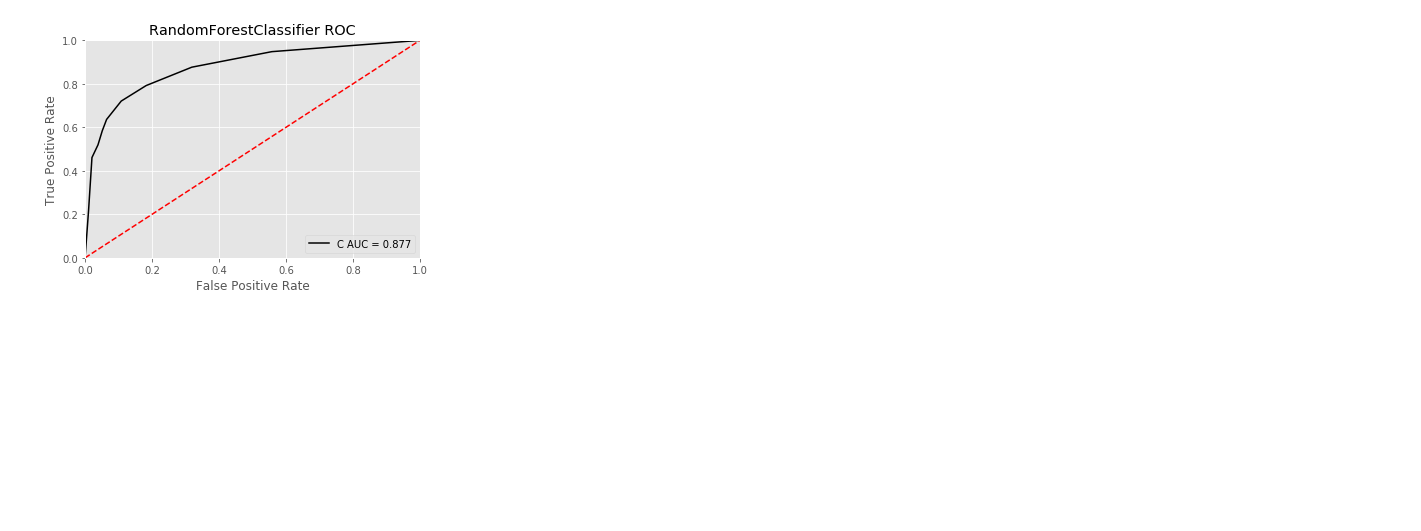
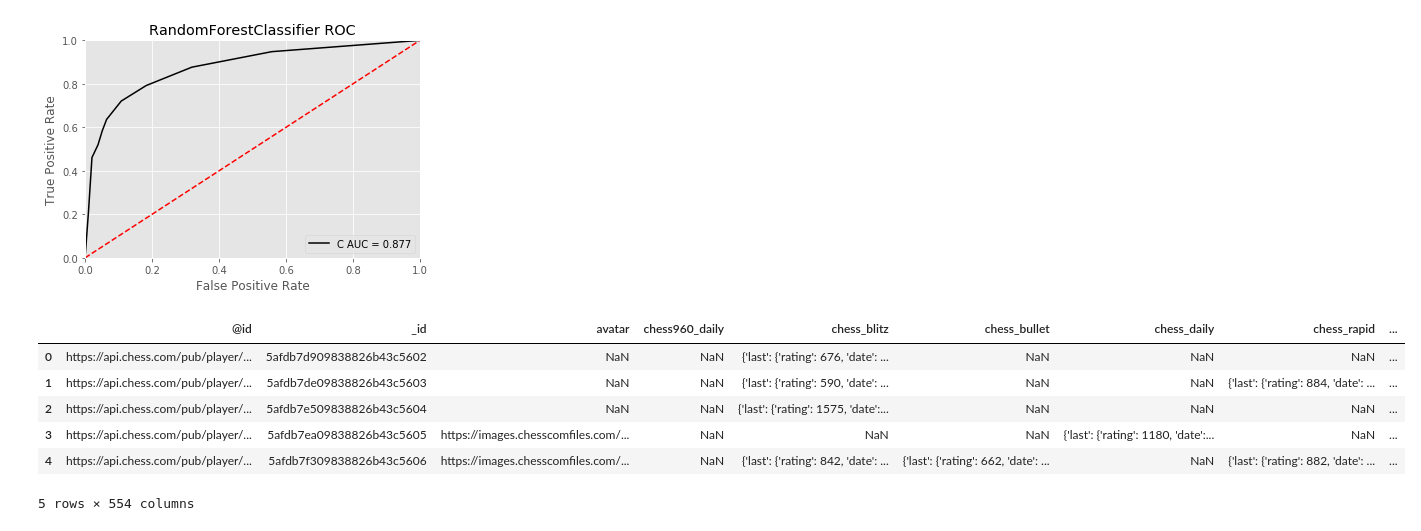
Before and after one commit to Bmcgarry194/ChessStyle, a Jupyter notebook: mongodb.ipynb, the cells around one changed output. Drawn from its saved outputs; the diff is of its cells as text; code cells hidden in the pictures; blank space fills up the shorter version.

```diff
--- a/mongodb.ipynb
+++ b/mongodb.ipynb
@@ -490,3 +490,13 @@ plot_best_features(values, features)
 plot_roc(random_forest_testrun, X_test, y_test)
 # %% [output]
 [figure]
+# %%
+df.head()
+# %% [output]
+|  | @id | _id | avatar | chess960_daily | chess_blitz | chess_bullet | chess_daily | chess_rapid | ... |
+| 0 | https://api.chess.com/pub/player/... | 5afdb7d909838826b43c5602 | NaN | NaN | {'last': {'rating': 676, 'date': ... | NaN | NaN | NaN | ... |
+| 1 | https://api.chess.com/pub/player/... | 5afdb7de09838826b43c5603 | NaN | NaN | {'last': {'rating': 590, 'date': ... | NaN | NaN | {'last': {'rating': 884, 'date': ... | ... |
+| 2 | https://api.chess.com/pub/player/... | 5afdb7e509838826b43c5604 | NaN | NaN | {'last': {'rating': 1575, 'date':... | NaN | NaN | NaN | ... |
+| 3 | https://api.chess.com/pub/player/... | 5afdb7ea09838826b43c5605 | https://images.chesscomfiles.com/... | NaN | NaN | NaN | {'last': {'rating': 1180, 'date':... | NaN | ... |
+| 4 | https://api.chess.com/pub/player/... | 5afdb7f309838826b43c5606 | https://images.chesscomfiles.com/... | NaN | {'last': {'rating': 842, 'date': ... | {'last': {'rating': 662, 'date': ... | NaN | {'last': {'rating': 882, 'date': ... | ... |
+5 rows × 554 columns
```
Also changed, not shown: 1 other file.
